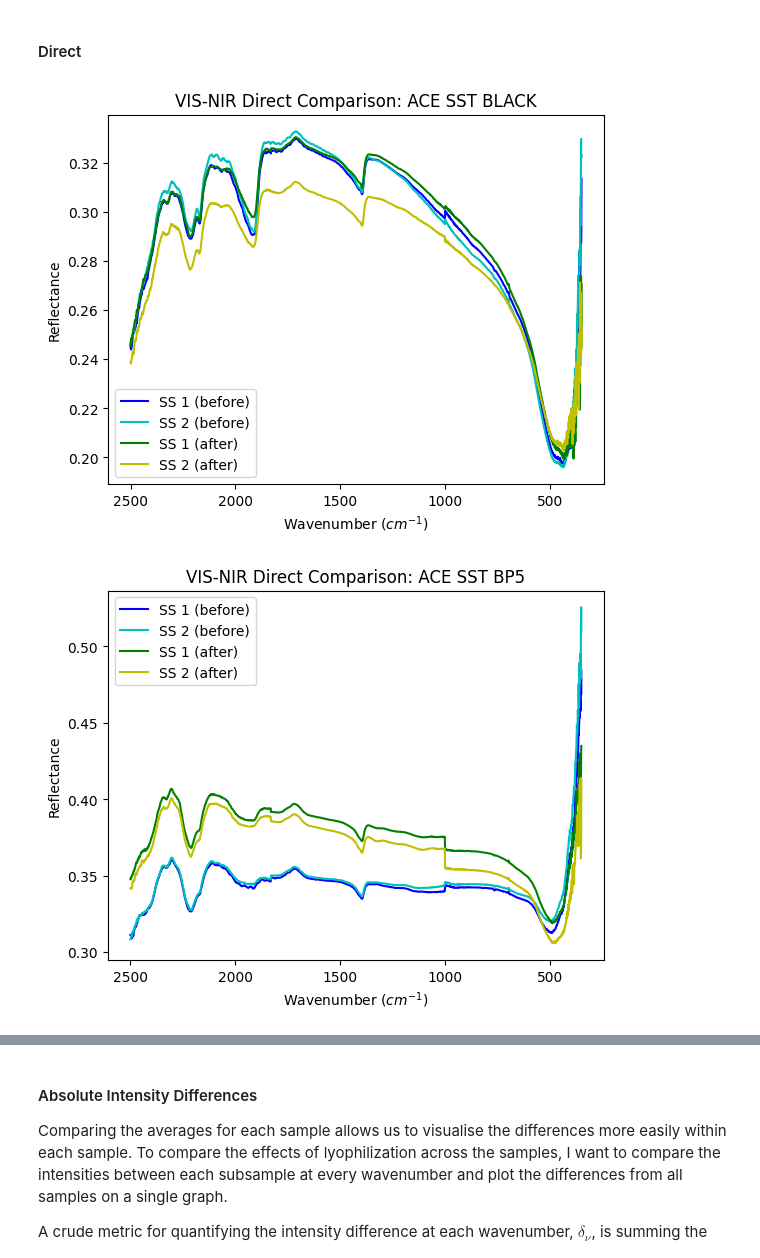
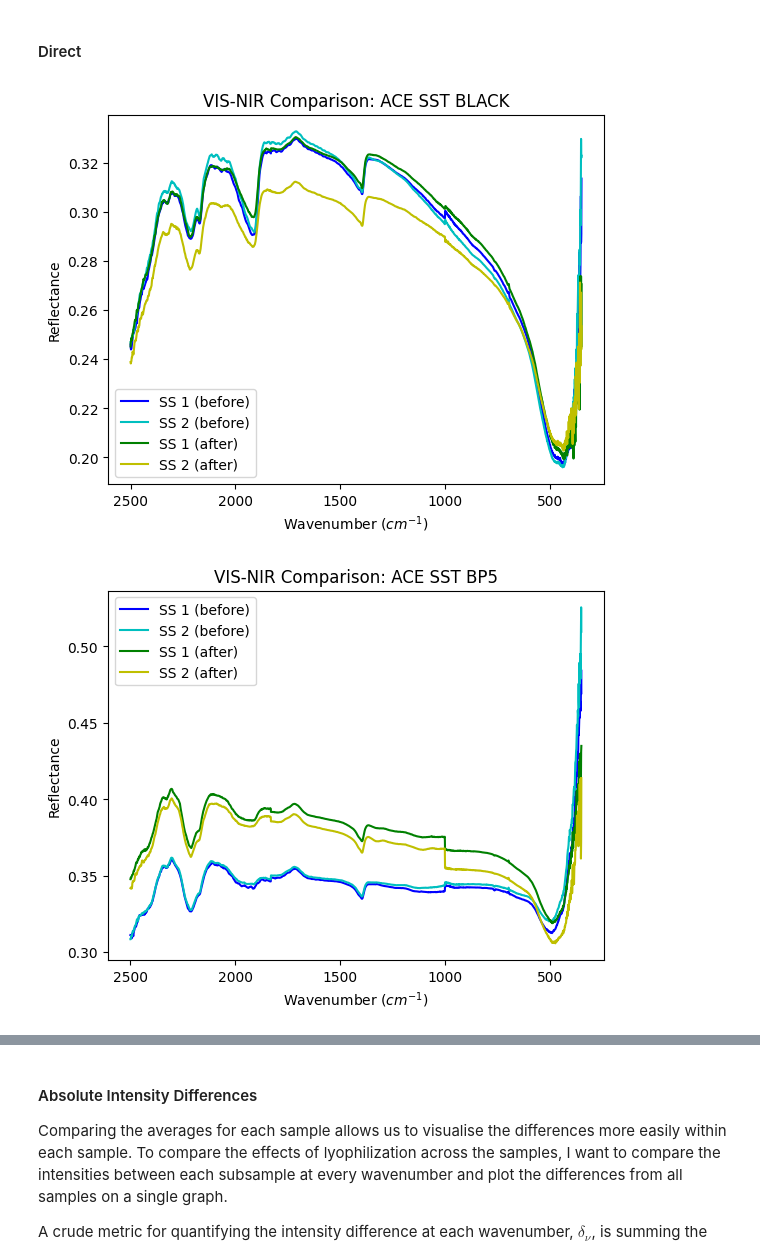
Before and after one commit to charlie-minns/mars-analogs-spectral-analysis, a Jupyter notebook: Spectral Analysis.ipynb, the cells around one changed output, grey strips where cells are left out. Drawn from its saved outputs; the diff is of its cells as text; code cells hidden in the pictures.

Commit message:
remove direct label

```diff
--- a/Spectral Analysis.ipynb
+++ b/Spectral Analysis.ipynb
@@ -146,7 +146,7 @@ plot_sample(AFTER_VIS_NIR, 'VIS-NIR After Lyophilization', False)
 # %% [markdown]
 #### Direct
 # %%
-plot_before_after(BEFORE_VIS_NIR, AFTER_VIS_NIR, 'VIS-NIR Direct Comparison')
+plot_before_after(BEFORE_VIS_NIR, AFTER_VIS_NIR, 'VIS-NIR Comparison')
 # %% [output]
-[figure, old version]
+[figure, new version]
-[figure, old version]
+[figure, new version]
```
Also changed, not shown: parts of 2 cells of this notebook, 24 other files.
